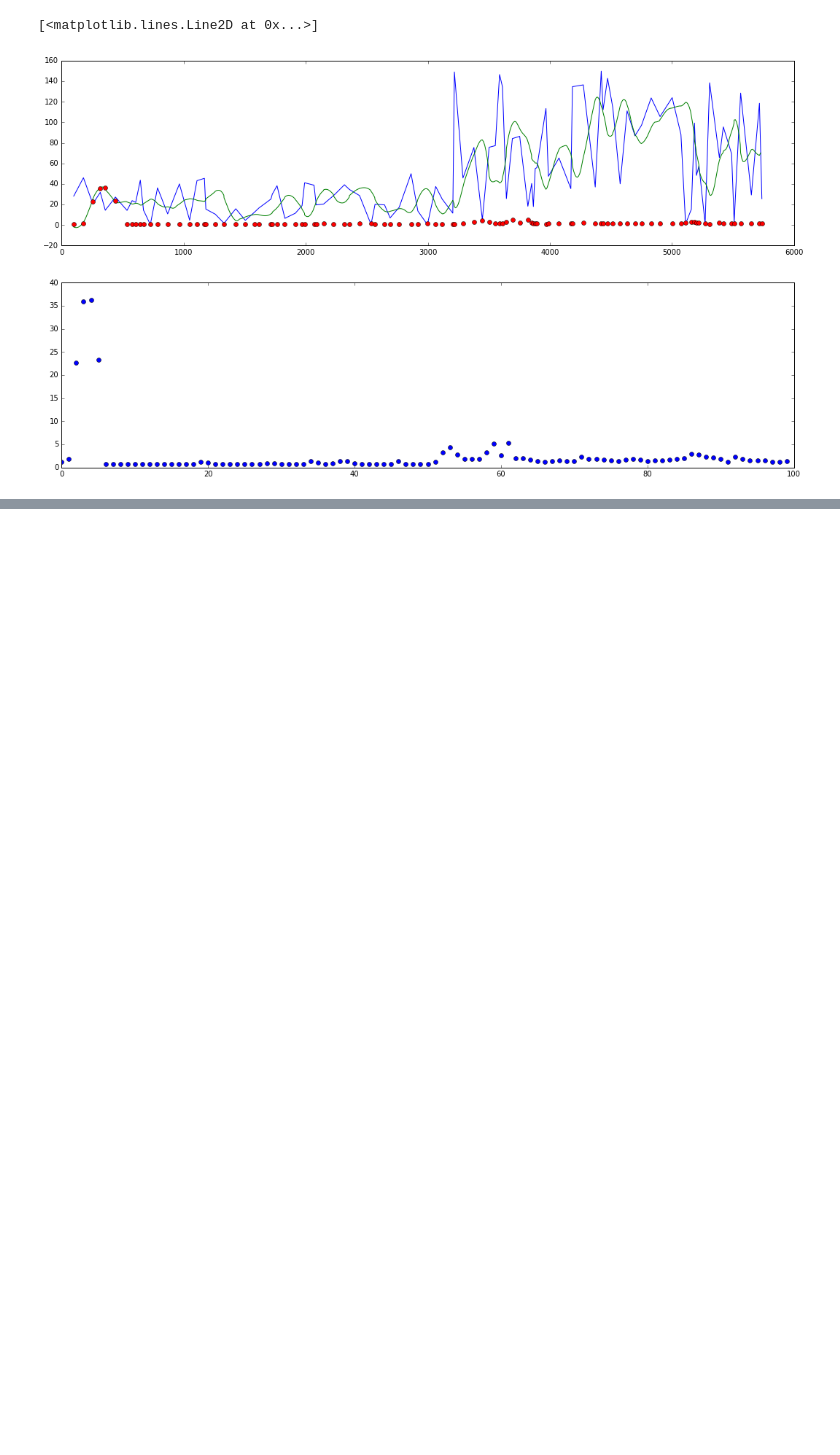
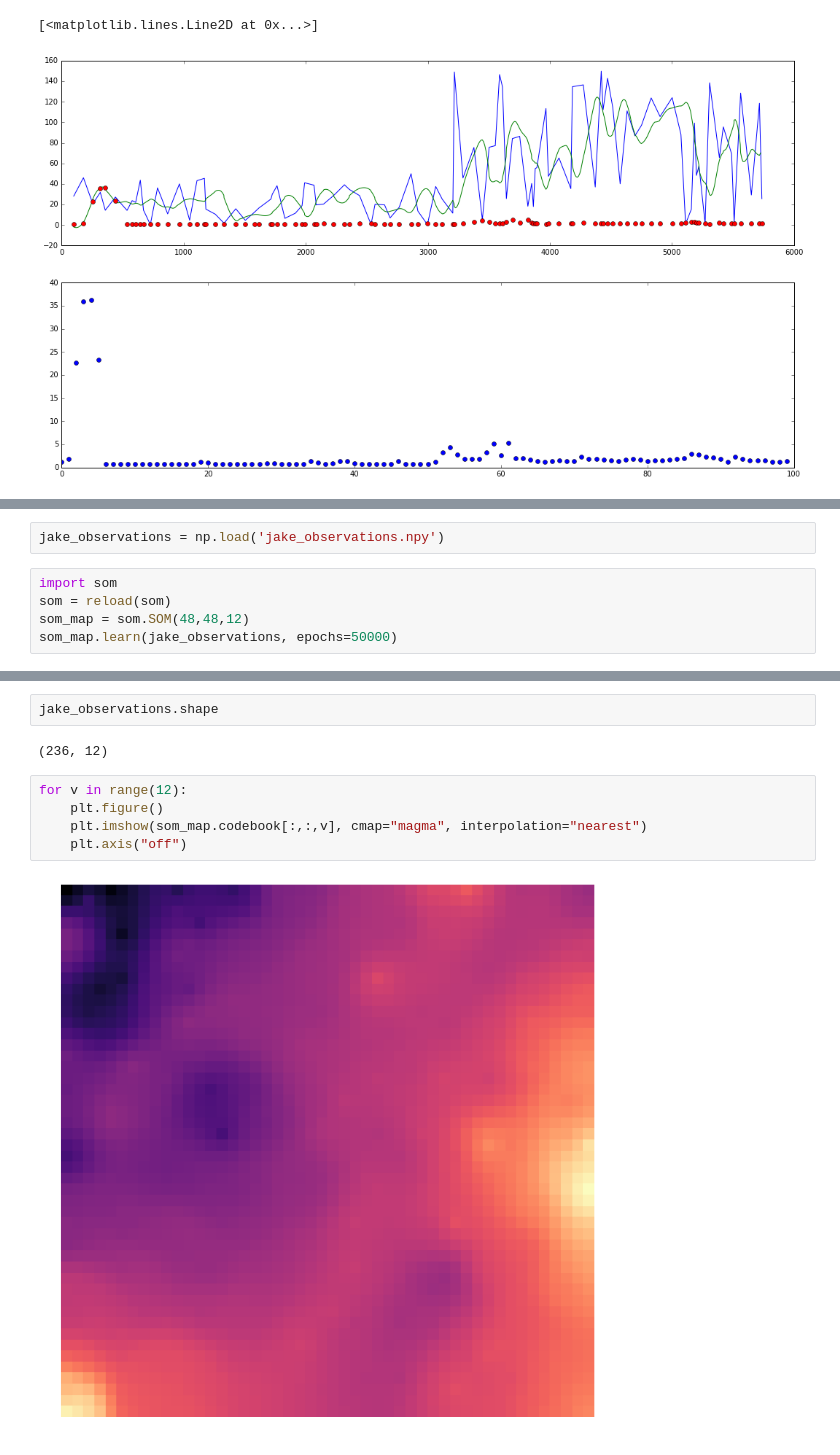
Before and after one commit to toinsson/rto, a Jupyter notebook: RTO - rewarding the original.ipynb, the cells around one changed output, grey strips where cells are left out. Saved outputs shown, nothing was run; the diff lists cells and outputs as text; blank space fills up the shorter version.

```diff
--- a/RTO - rewarding the original.ipynb
+++ b/RTO - rewarding the original.ipynb
@@ -88,0 +91,7 @@ plt.plot(d, 'o')
+# %%
+jake_observations = np.load('jake_observations.npy')
+# %%
+import som
+som = reload(som)
+som_map = som.SOM(48,48,12)
+som_map.learn(jake_observations, epochs=50000)
@@ -88,0 +116,11 @@ plt.plot(d, 'o')
+# %%
+jake_observations.shape
+# %% [output]
+(236, 12)
+# %%
+for v in range(12):
+    plt.figure()
+    plt.imshow(som_map.codebook[:,:,v], cmap="magma", interpolation="nearest")
+    plt.axis("off")
+# %% [output]
+[figure, added]
```
Also changed, not shown: parts of 5 cells of this notebook, 4 other files.
